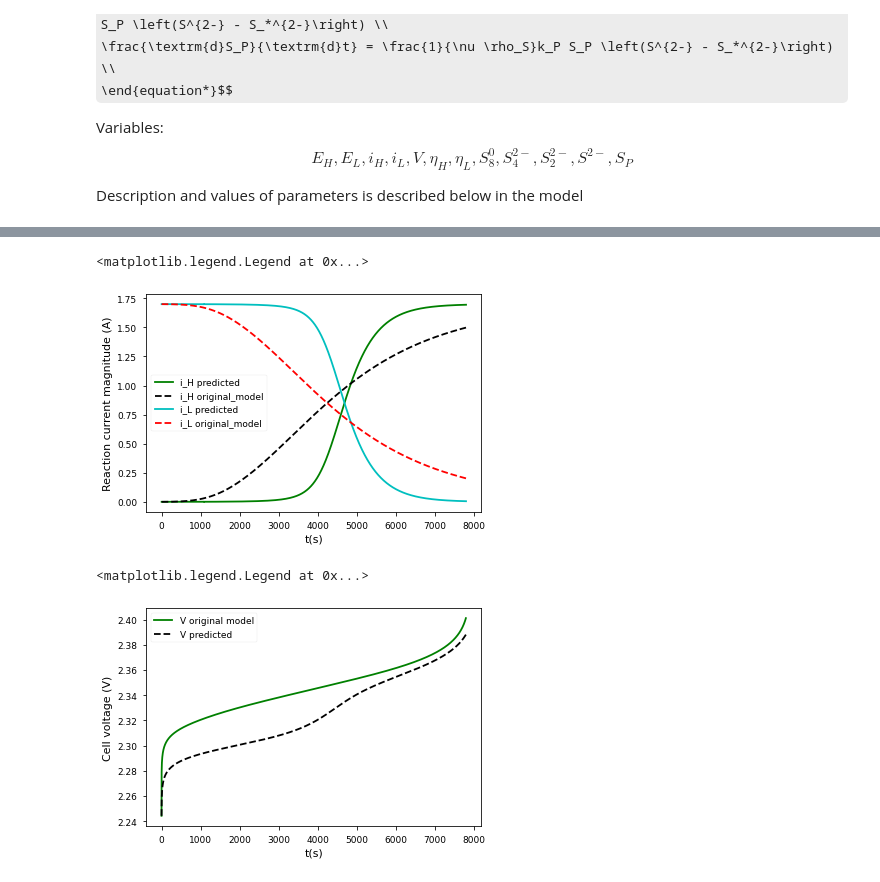
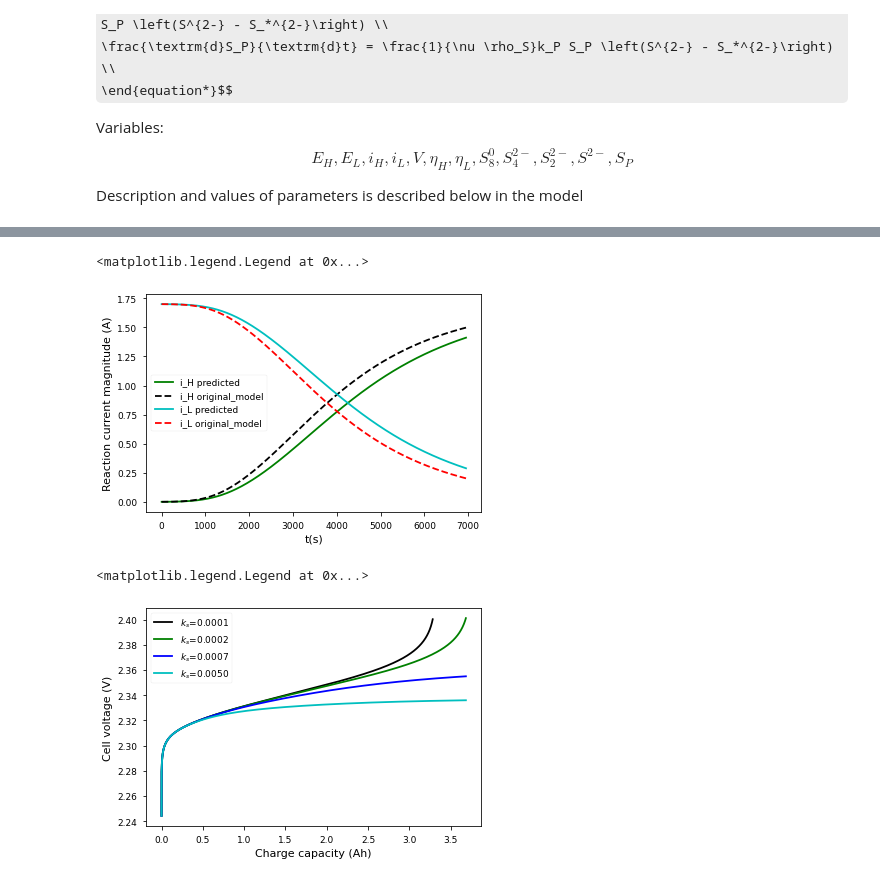
Before and after one commit to ShaunakAJoshi/DDP-Stage-1-17D170013, a Jupyter notebook: 0D code during charge (0.5C).ipynb, the cells around one changed output, grey strips where cells are left out. Saved outputs shown, nothing was run; the diff lists cells and outputs as text; code cells hidden in the pictures; some formulas as TeX source.

```diff
--- a/0D code during charge (0.5C).ipynb
+++ b/0D code during charge (0.5C).ipynb
@@ -177,10 +178,10 @@ param.process_model(model);
 disc = pybamm.Discretisation() #default discretisation
 disc.process_model(model);
 # %%
-solver = pybamm.CasadiSolver(mode="safe without grid", root_tol=1e-3)
+solver = pybamm.CasadiSolver(atol=1e-8,rtol=1e-8)
 #print(f"ic_guess={model.concatenated_initial_conditions.evaluate().flatten()}")
-t_eval = np.linspace(0, 7800, 15000)
-#t_eval = np.linspace(0, 2000, 15000)
+t1_eval = np.linspace(0, 7800, 15000)
+t_eval = np.linspace(0, 6950, 15000)
 solution = solver.solve(model, t_eval)
 # %%
 voltage = solution["Cell voltage [V]"].entries
@@ -258,17 +260,25 @@ plt.ylabel('Reaction current magnitude (A)')
 plt.legend()
 # %% [output]
 <matplotlib.legend.Legend at 0x...>
-[figure, old version]
+[figure, new version]
 # %%
-data_V = pd.read_csv("0D model CSV files/V_ch_0.5C.csv")
-x_V = data_V.V;
+data_V2=pd.read_csv("0D model CSV files/V_ch_0.5C.csv")
+x_V2=data_V2.V;
 
-plt.plot(t_eval, x_V, 'g', label = "V original model")
-plt.plot(t_eval, voltage, 'k--', label = "V predicted")
-plt.xlabel('t(s)')
+data_V7=pd.read_csv("0D model CSV files/Vch 0.5C ks0.0007.csv")
+x_V7=data_V7.V;
+
+data_V50=pd.read_csv("0D model CSV files/Vch 0.5C ks0.0050.csv")
+x_V50=data_V50.V;
+
+plt.plot(1.7*t_eval/3600,voltage,'k',label="$k_s$=0.0001")
+plt.plot(1.7*t1_eval/3600,x_V2,'g',label="$k_s$=0.0002")
+plt.plot(1.7*t1_eval/3600,x_V7,'b',label="$k_s$=0.0007")
+plt.plot(1.7*t1_eval/3600,x_V50,'c',label="$k_s$=0.0050")
+plt.xlabel('Charge capacity (Ah)')
 plt.ylabel('Cell voltage (V)')
 #plt.title('Voltage discharge curve')
 plt.legend()
 # %% [output]
 <matplotlib.legend.Legend at 0x...>
-[figure, old version]
+[figure, new version]
```
Also changed, not shown: parts of 9 cells of this notebook, 4 other files.
